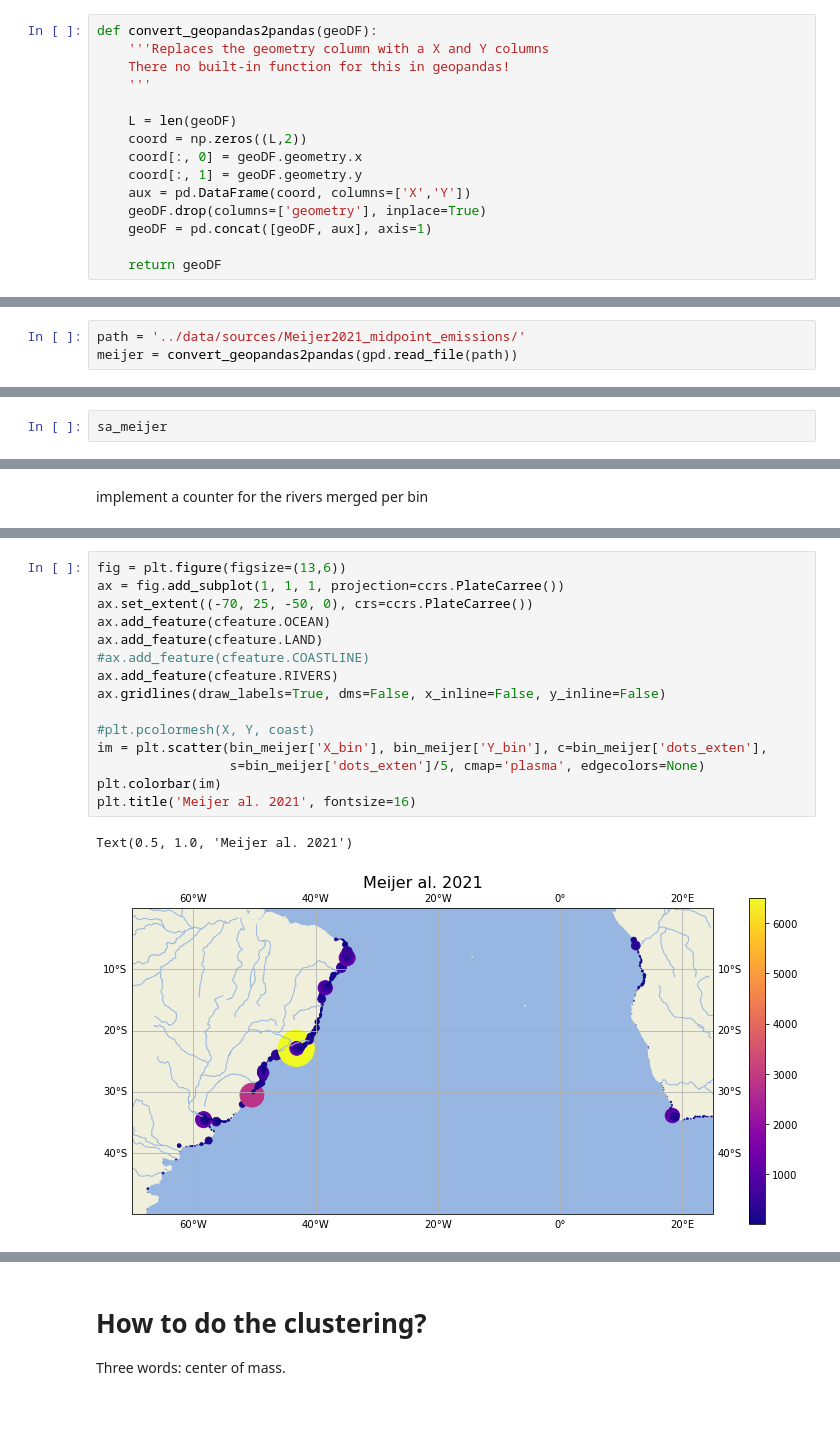
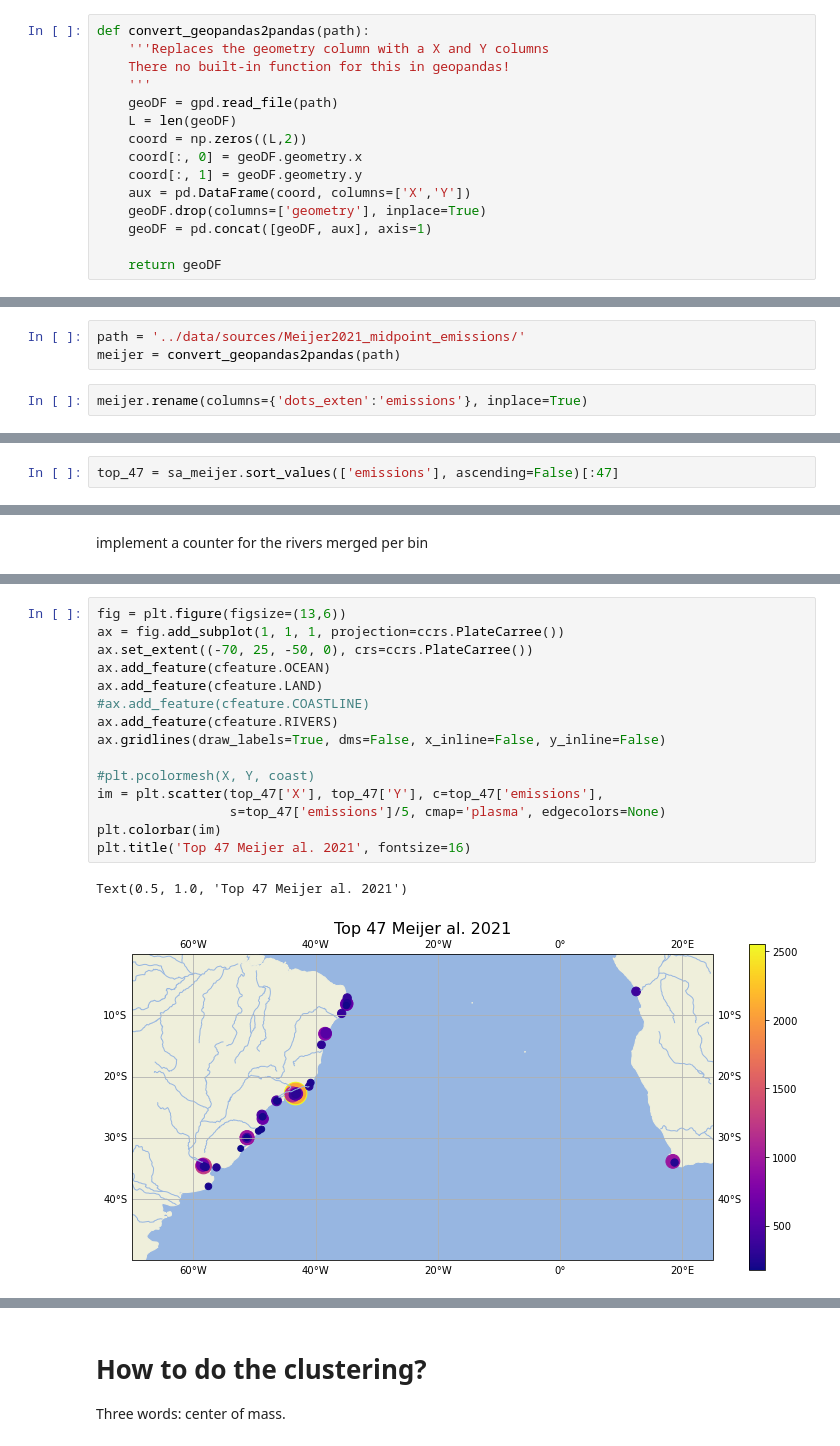
Before and after one commit to OceanParcels/BayesianAnalysis_SouthAtlantic, a Jupyter notebook: notebooks/Standard_method_release_particles_from_river_locations.ipynb, the cells around one changed output, grey strips where cells are left out. Cells and saved outputs as stored; diff of their text form; blank space fills up the shorter version.

```diff
--- a/notebooks/Standard_method_release_particles_from_river_locations.ipynb
+++ b/notebooks/Standard_method_release_particles_from_river_locations.ipynb
@@ -95,11 +95,11 @@ South_Atlantic_region = (-70, 25, -50, -5)
 # %% [markdown]
 # 1. Loading data from GIS shapefiles
 # %%
-def convert_geopandas2pandas(geoDF):
+def convert_geopandas2pandas(path):
     '''Replaces the geometry column with a X and Y columns
     There no built-in function for this in geopandas!
     '''
-
+    geoDF = gpd.read_file(path)
     L = len(geoDF)
     coord = np.zeros((L,2))
     coord[:, 0] = geoDF.geometry.x
@@ -125,3 +112,5 @@ lebreton.head()
 # %%
 path = '../data/sources/Meijer2021_midpoint_emissions/'
-meijer = convert_geopandas2pandas(gpd.read_file(path))
+meijer = convert_geopandas2pandas(path)
+# %%
+meijer.rename(columns={'dots_exten':'emissions'}, inplace=True)
@@ -192,4 +181,4 @@ South_Atlantic_region
 # %%
 sa_meijer = region_filters(meijer, *South_Atlantic_region)
 # %%
-sa_meijer
+top_47 = sa_meijer.sort_values(['emissions'], ascending=False)[:47]
@@ -247,18 +204,18 @@ total_lebreton
 # %%
 fig = plt.figure(figsize=(13,6))
 ax = fig.add_subplot(1, 1, 1, projection=ccrs.PlateCarree())
 ax.set_extent((-70, 25, -50, 0), crs=ccrs.PlateCarree())
 ax.add_feature(cfeature.OCEAN)
 ax.add_feature(cfeature.LAND)
 #ax.add_feature(cfeature.COASTLINE)
 ax.add_feature(cfeature.RIVERS)
 ax.gridlines(draw_labels=True, dms=False, x_inline=False, y_inline=False)
 
 #plt.pcolormesh(X, Y, coast)
-im = plt.scatter(bin_meijer['X_bin'], bin_meijer['Y_bin'], c=bin_meijer['dots_exten'],
-                 s=bin_meijer['dots_exten']/5, cmap='plasma', edgecolors=None)
+im = plt.scatter(top_47['X'], top_47['Y'], c=top_47['emissions'],
+                 s=top_47['emissions']/5, cmap='plasma', edgecolors=None)
 plt.colorbar(im)
-plt.title('Meijer al. 2021', fontsize=16)
+plt.title('Top 47 Meijer al. 2021', fontsize=16)
 # %% [output]
-Text(0.5, 1.0, 'Meijer al. 2021')
+Text(0.5, 1.0, 'Top 47 Meijer al. 2021')
-[figure, old version]
+[figure, new version]
```
Also changed, not shown: parts of 44 cells of this notebook, 3 other files.
